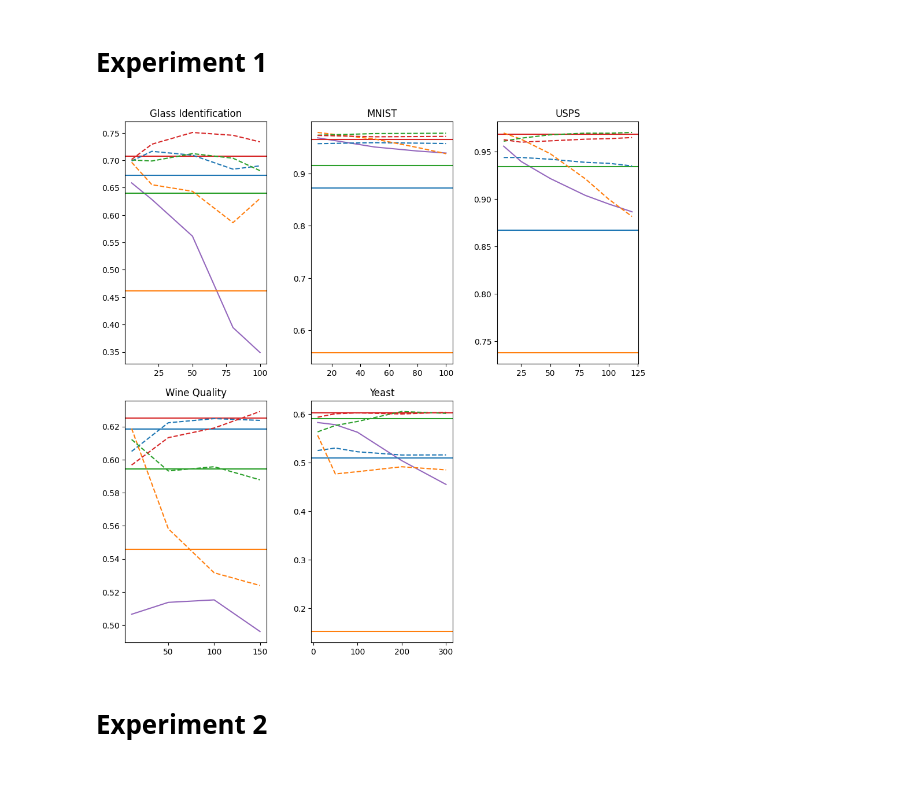
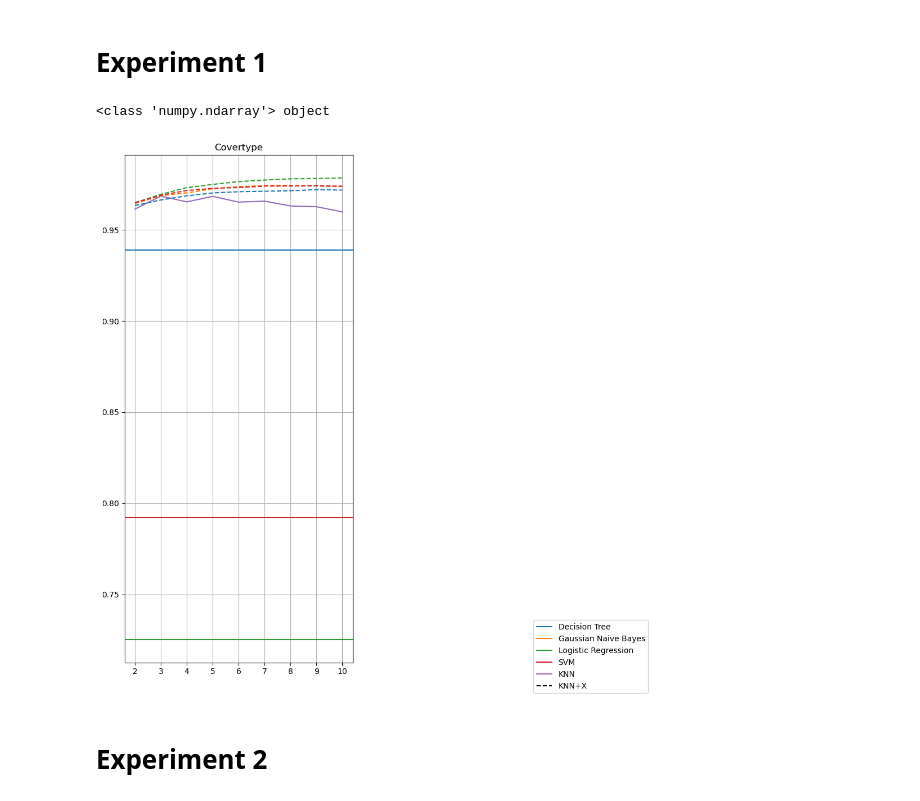
Before and after one commit to danigil/KNN-X, a Jupyter notebook: plot_results.ipynb, the cells around one changed output. Cells and saved outputs as stored; diff of their text form; code cells hidden in the pictures.

Commit message:
updated plot notebook to work with new datasets in experiment 3

```diff
--- a/plot_results.ipynb
+++ b/plot_results.ipynb
@@ -11,21 +11,39 @@ import matplotlib.lines as mlines
 
 from math import ceil
 
-ret = ret_avg_results()
+ret = ret_avg_results(datasets=['covertype'])
 datasets = ret.keys()
 
-row_amount = 2
-col_amount = ceil(len(datasets)/2)
+col_amount = min(3, len(datasets)+1)
+q = len(datasets)//col_amount
+r = len(datasets)%col_amount
+
+# row_amount = q+1
+row_amount = 1
+# col_amount = ceil(len(datasets)/2)
 fig, axs = plt.subplots(row_amount, col_amount,figsize=(10, 10))
 fig.tight_layout(pad=2.5)
-axs[1][2].set_visible(False)
+# axs[1][2].set_visible(False)
+
+print(type(axs), axs.dtype)
+
+if row_amount==1:
+    axs = np.array([axs], dtype=object)
+
+axs[-1][-1].set_visible(False)
+
+# if row_amount>1:
+#     axs[-1][-1].set_visible(False)
+# else:
+#     axs[-1].set_visible(False)
 
 type = 'acc'
 
 clfs= ret[list(datasets)[0]]["clfs"]
 
 ax = plt.gca()
-colors = [next(ax._get_lines.prop_cycler)['color'] for _ in clfs + ['KNN']]
+# colors = [next(ax._get_lines.prop_cycler)['color'] for _ in clfs + ['KNN']]
+colors = plt.rcParams['axes.prop_cycle'].by_key()['color']
 
 clfs_map = {
     'DecisionTree':'Decision Tree',
@@ -45,7 +63,9 @@ dataset_map = {
     'mnist': 'MNIST',
     'usps': 'USPS',
     'glass': 'Glass Identification',
-    'yeast': 'Yeast'
+    'yeast': 'Yeast',
+    'covertype': 'Covertype',
+    'statlog': 'Statlog (Shuttle)'
 }
 
 for i, dataset in enumerate(sorted(datasets)):
@@ -57,37 +77,45 @@ for i, dataset in enumerate(sorted(datasets)):
 
     smart = np.swapaxes(smart, 1, 2)
 
     clfs= results_dict["clfs"]
     ks= results_dict['ks']
+    default_k_ticks = range(len(ks))
     thresholds= results_dict['thresholds']
 
     #print(i%len(datasets))
     #print(len(datasets))
     curr_ax = axs[i//col_amount, i%col_amount]
 
+    # curr_ax.set_yscale("logit")
+
     curr_ax.set_title(f"{dataset_map[dataset]}")
-    curr_ax.plot(ks, baseline_knn, label="KNN", linestyle='solid', color=colors[-1])
+    curr_ax.plot(default_k_ticks, baseline_knn, label="KNN", linestyle='solid', color=colors[len(clfs)])
+    curr_ax.set_xticks(default_k_ticks, ks)
+    curr_ax.grid(True)
 
     for (iclf, clf) in enumerate(clfs):
+        if 'gaussian' in clf.lower():
+            continue
         curr_ax.axhline(y=baseline[iclf], label=f'{clf}', color=colors[iclf%len(clfs)], linestyle='solid')
 
     for (iclf, clf), (it, threshold) in product(enumerate(clfs), enumerate(thresholds)):
         if threshold != 1.0:
             continue
 
         curr = smart[iclf, it]
-        curr_ax.plot(ks, curr, color=colors[iclf%len(clfs)], linestyle='dashed')
+        curr_ax.plot(default_k_ticks, curr, color=colors[iclf%len(clfs)], linestyle='dashed')
 
-#fig.legend(handles=handles, loc='lower right')
+fig.legend(handles=handles, loc='lower right')
 plt.show()
     # ax = axs[i]
 
     # ax.set_title(dataset)
     # ax.set_xlabel('Number of features')
     # ax.set_ylabel('Accuracy')
     # ax.legend()
 # %% [output]
+<class 'numpy.ndarray'> object
-[figure, old version]
+[figure, new version]
 # %% [markdown]
 # Experiment 2
 # %%
```
